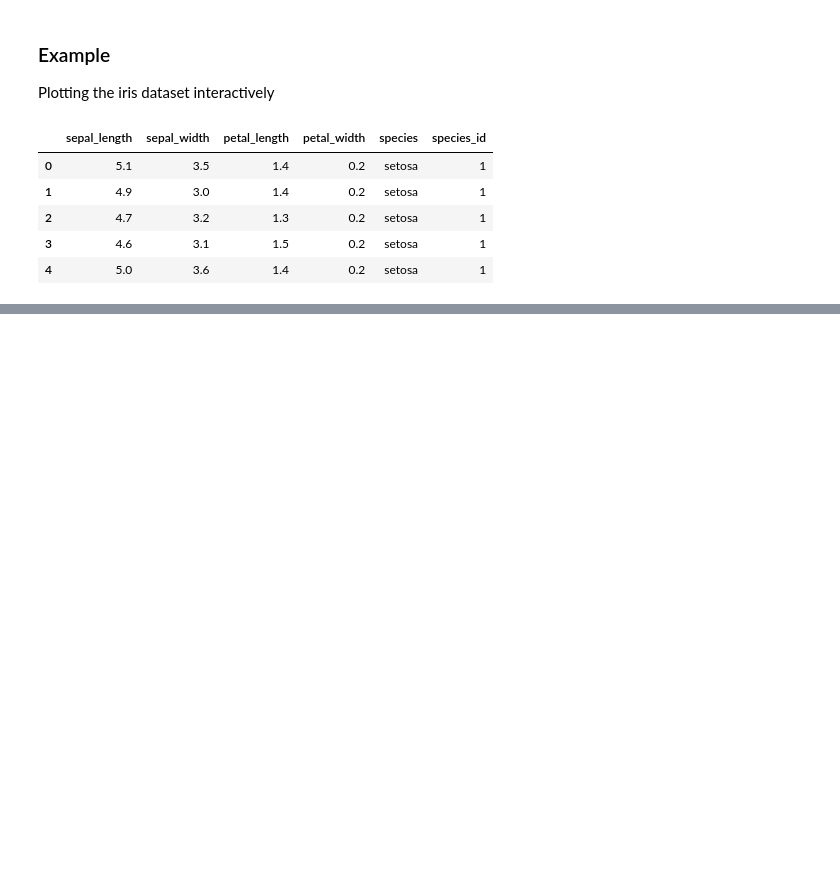
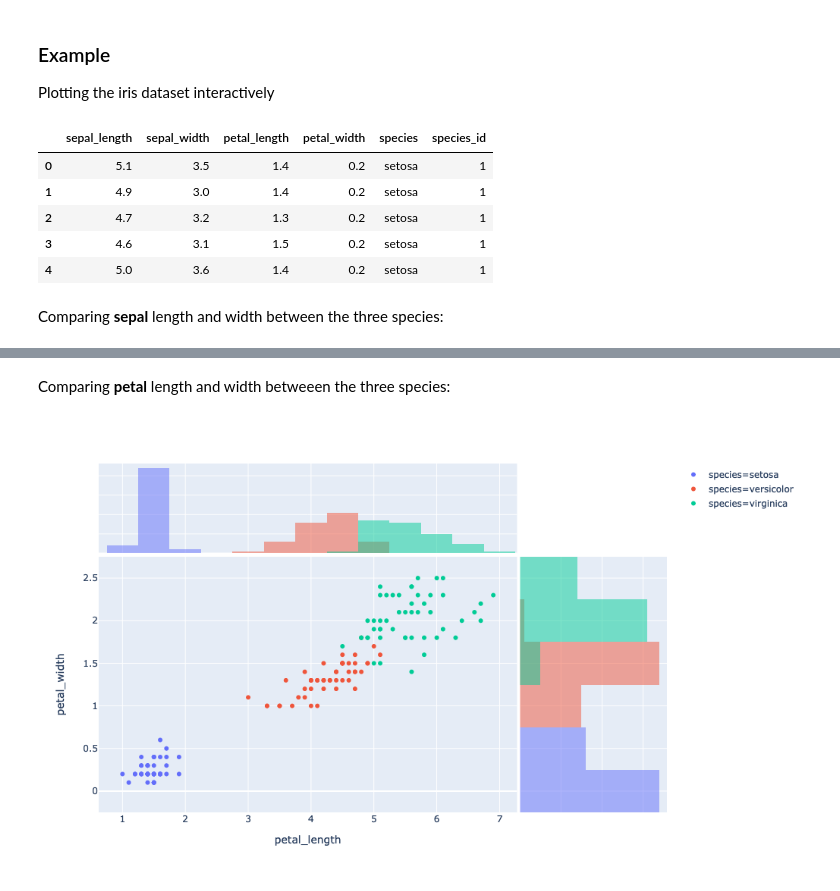
Before and after one commit to eppinglen/Triangulator, a Jupyter notebook: notebooks/David-App-Playground.ipynb, the cells around one changed output, grey strips where cells are left out. Cells and saved outputs as stored; diff of their text form; code cells hidden in the pictures; blank space fills up the shorter version.

```diff
--- a/notebooks/David-App-Playground.ipynb
+++ b/notebooks/David-App-Playground.ipynb
@@ -17,6 +19,8 @@ df.head()
 | 2 | 4.7 | 3.2 | 1.3 | 0.2 | setosa | 1 |
 | 3 | 4.6 | 3.1 | 1.5 | 0.2 | setosa | 1 |
 | 4 | 5.0 | 3.6 | 1.4 | 0.2 | setosa | 1 |
+# %% [markdown]
+Comparing **sepal** length and width between the three species:
 # %%
 fig = px.scatter(
     df,
@@ -30,3 +34,17 @@ fig.show()
 # %% [output]
 [interactive output not drawn]
 [figure]
+# %% [markdown]
+Comparing **petal** length and width betweeen the three species:
+# %%
+fig2 = px.scatter(
+    df,
+    x="petal_length",
+    y="petal_width",
+    color="species",
+    marginal_x="histogram",
+    marginal_y="histogram",
+)
+fig2.show()
+# %% [output]
+[figure, added]
```
Also changed, not shown: parts of 1 cell of this notebook, 1 other file.
